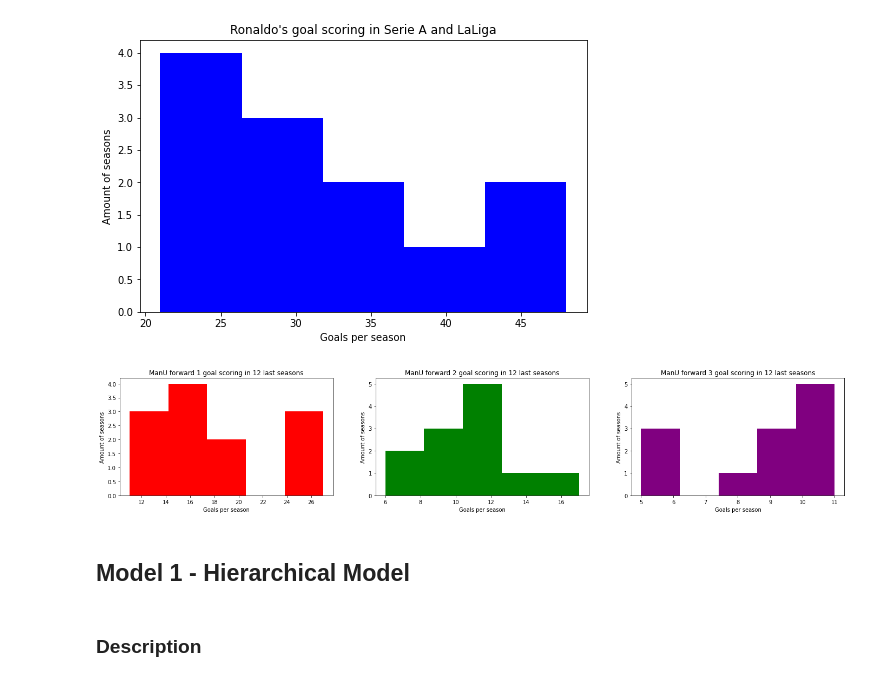
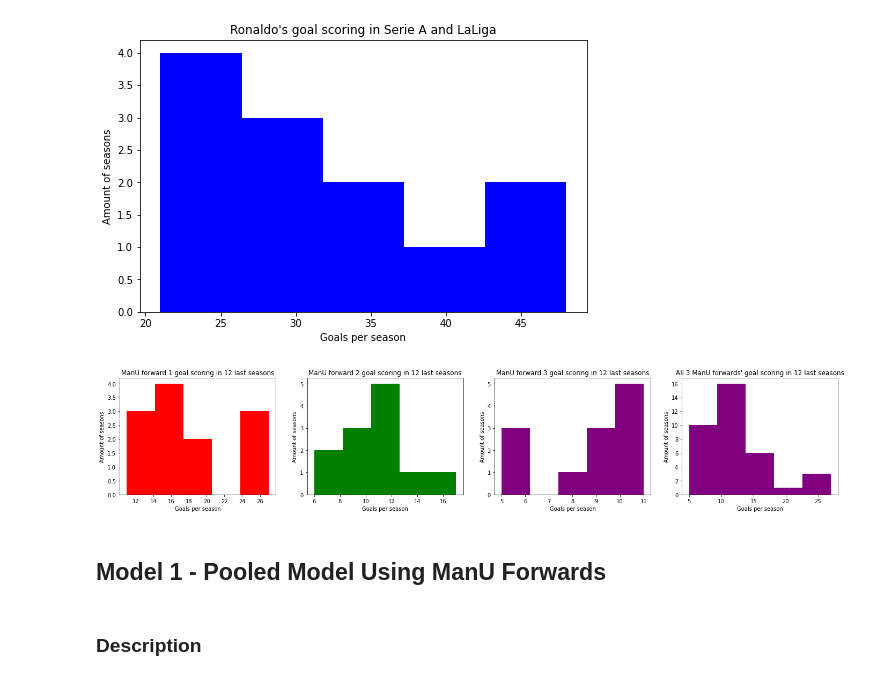
Before and after one commit to shiftleino/bayesian-premier, a Jupyter notebook: analysis.ipynb, the cells around one changed output. Cells and saved outputs as stored; diff of their text form; code cells hidden in the pictures.

Commit message:
Started doing new model, added some notes

```diff
--- a/analysis.ipynb
+++ b/analysis.ipynb
@@ -71,26 +97,31 @@ plt.ylabel("Amount of seasons");
 # %% [output]
 [figure]
 # %%
-fig, ax = plt.subplots(1,3)
+fig, ax = plt.subplots(1,4)
 fig.set_size_inches(24, 4)
 
 ax[0].hist(x=data_manu[:, 0], bins=5, color="red")
 ax[0].set_title("ManU forward 1 goal scoring in 12 last seasons")
 ax[0].set_xlabel("Goals per season")
 ax[0].set_ylabel("Amount of seasons")
 
 ax[1].hist(x=data_manu[:, 1], bins=5, color="green")
 ax[1].set_title("ManU forward 2 goal scoring in 12 last seasons")
 ax[1].set_xlabel("Goals per season")
 ax[1].set_ylabel("Amount of seasons")
 
 ax[2].hist(x=data_manu[:, 2], bins=5, color="purple")
 ax[2].set_title("ManU forward 3 goal scoring in 12 last seasons")
 ax[2].set_xlabel("Goals per season")
 ax[2].set_ylabel("Amount of seasons");
+
+ax[3].hist(x=data_manu.flatten(), bins=5, color="purple")
+ax[3].set_title("All 3 ManU forwards' goal scoring in 12 last seasons")
+ax[3].set_xlabel("Goals per season")
+ax[3].set_ylabel("Amount of seasons");
 # %% [output]
-[figure, old version]
+[figure, new version]
 # %% [markdown]
-## Model 1 - Hierarchical Model
+## Model 1 - Pooled Model Using ManU Forwards
 # %% [markdown]
 ### Description
```
Also changed, not shown: parts of 21 cells of this notebook, 5 other files.
